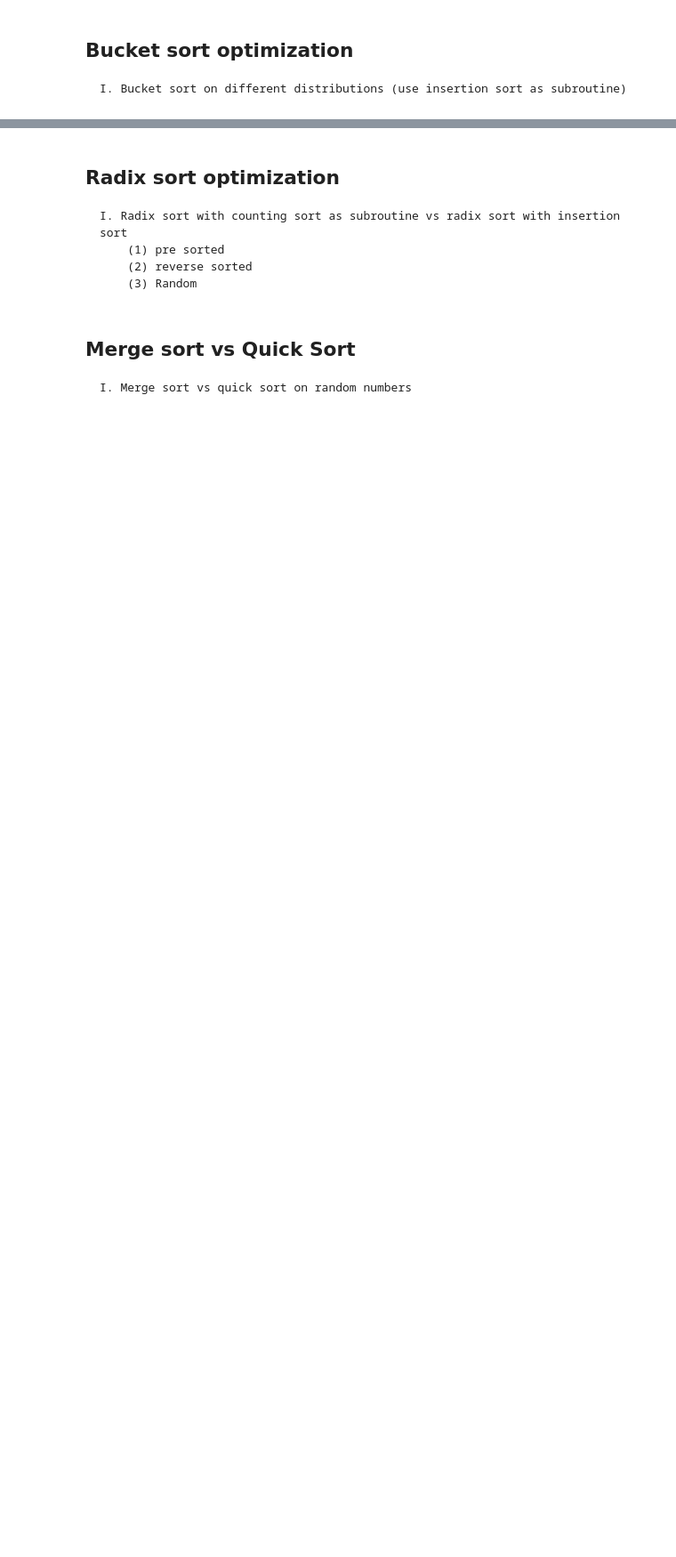
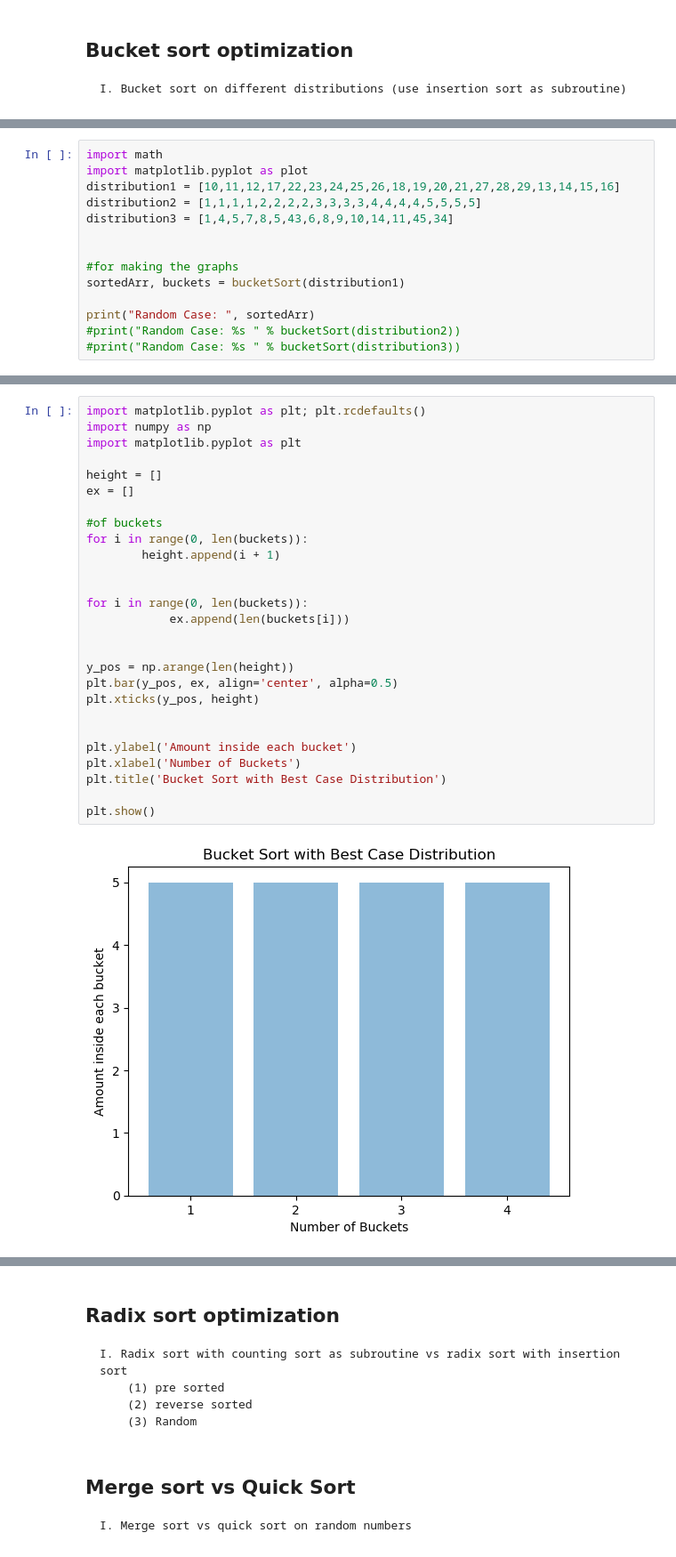
Before and after one commit to Sedce/CMSC-142-MP, a Jupyter notebook: CMSC-142.ipynb, the cells around one changed output, grey strips where cells are left out. Shown at 89% size. Cells and saved outputs as stored; diff of their text form; blank space fills up the shorter version.

```diff
--- a/CMSC-142.ipynb
+++ b/CMSC-142.ipynb
@@ -338,0 +241,14 @@ Random Case: [3, 4, 10, 11, 12, 15, 19, 20, 23, 25, 27, 27, 29, 34, 41, 41, 44,
+# %%
+import math
+import matplotlib.pyplot as plot
+distribution1 = [10,11,12,17,22,23,24,25,26,18,19,20,21,27,28,29,13,14,15,16]
+distribution2 = [1,1,1,1,2,2,2,2,3,3,3,3,4,4,4,4,5,5,5,5]
+distribution3 = [1,4,5,7,8,5,43,6,8,9,10,14,11,45,34]
+
+
+#for making the graphs
+sortedArr, buckets = bucketSort(distribution1)
+
+print("Random Case: ", sortedArr)
+#print("Random Case: %s " % bucketSort(distribution2))
+#print("Random Case: %s " % bucketSort(distribution3))
@@ -338,0 +262,29 @@ Random Case: [3, 4, 10, 11, 12, 15, 19, 20, 23, 25, 27, 27, 29, 34, 41, 41, 44,
+# %%
+import matplotlib.pyplot as plt; plt.rcdefaults()
+import numpy as np
+import matplotlib.pyplot as plt
+
+height = []
+ex = []
+
+#of buckets
+for i in range(0, len(buckets)):
+        height.append(i + 1)
+
+
+for i in range(0, len(buckets)):
+            ex.append(len(buckets[i]))
+
+
+y_pos = np.arange(len(height))
+plt.bar(y_pos, ex, align='center', alpha=0.5)
+plt.xticks(y_pos, height)
+
+
+plt.ylabel('Amount inside each bucket')
+plt.xlabel('Number of Buckets')
+plt.title('Bucket Sort with Best Case Distribution')
+
+plt.show()
+# %% [output]
+[figure, added]
```
Also changed, not shown: parts of 29 cells of this notebook, 4 other files.
